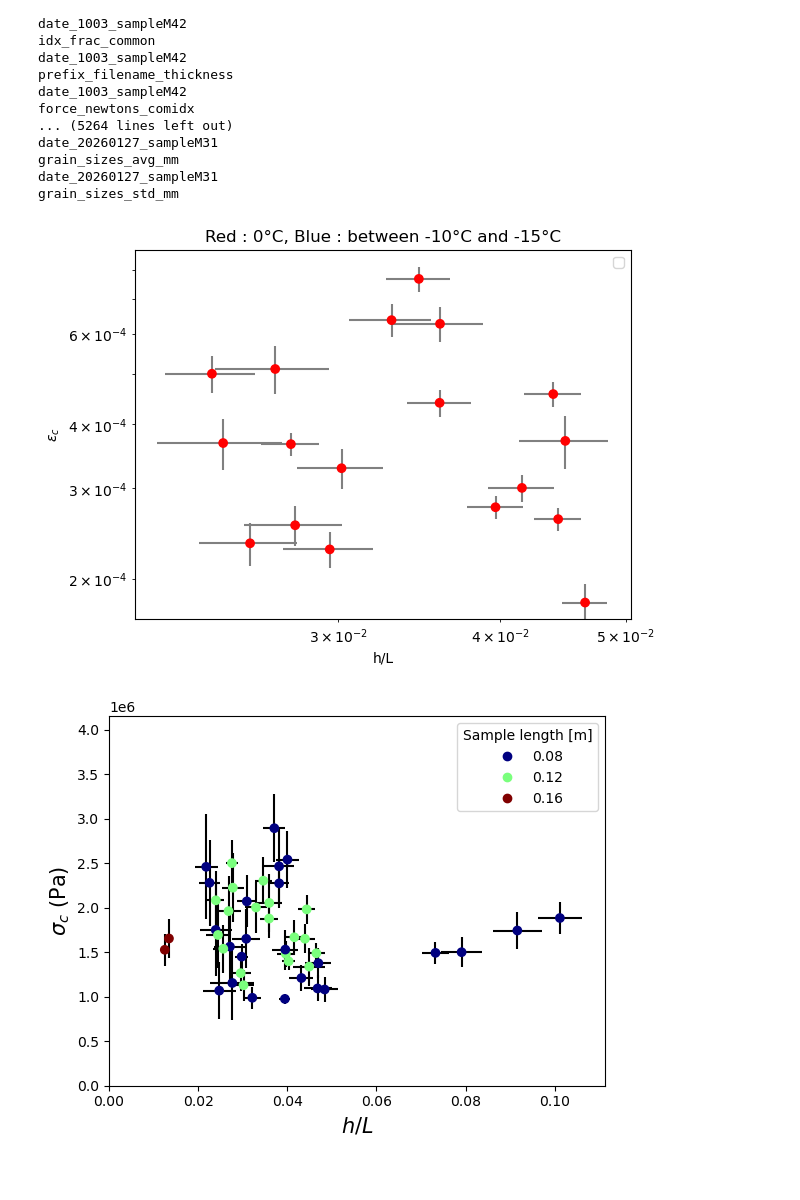
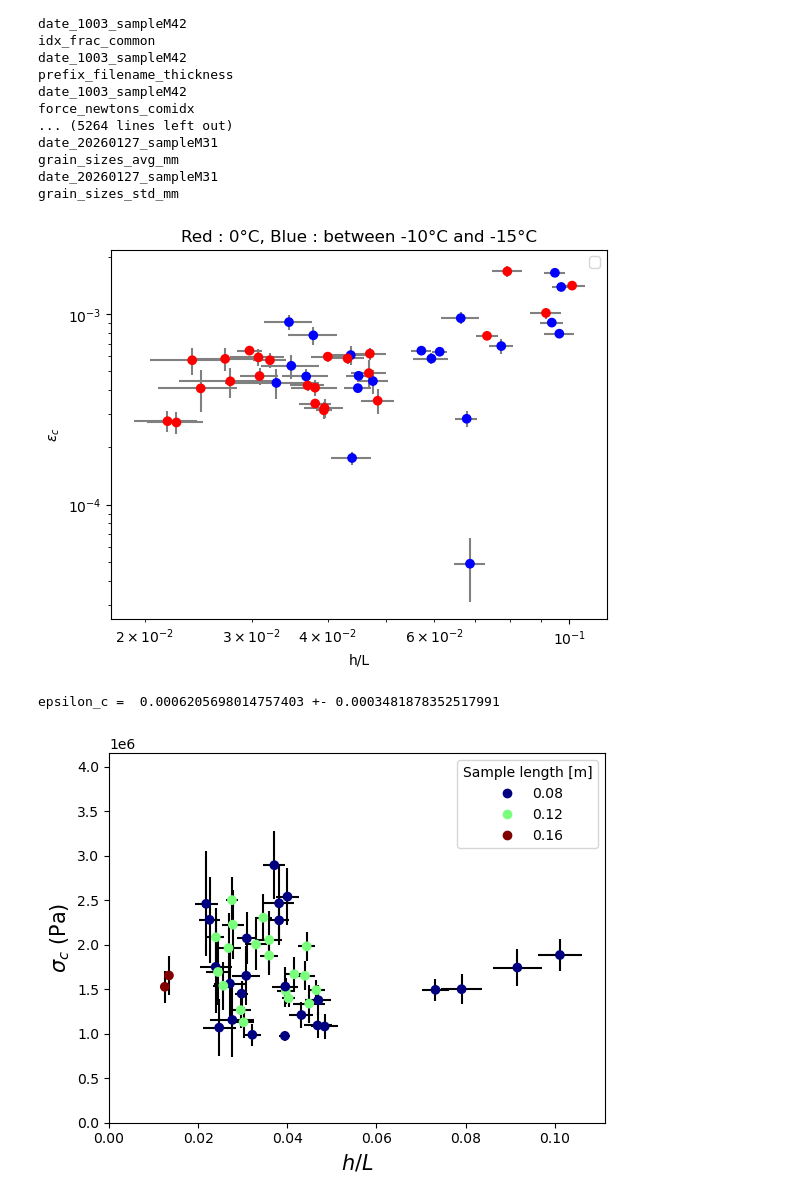
Before and after one commit to Turbotice/icewave, a Jupyter notebook: icewave/vasco/manips_Bs_As/summary_experiments_scripts/plots_poster/plots_for_interfreeze.ipynb, the cells around one changed output. Drawn from its saved outputs; the diff is of its cells as text; code cells hidden in the pictures; blank space fills up the shorter version.

```diff
--- a/icewave/vasco/manips_Bs_As/summary_experiments_scripts/plots_poster/plots_for_interfreeze.ipynb
+++ b/icewave/vasco/manips_Bs_As/summary_experiments_scripts/plots_poster/plots_for_interfreeze.ipynb
@@ -126,31 +126,34 @@ grain_sizes_std_mm
 # %%
 colors = np.empty(len(dict_all['temperatures_samples']),dtype=object)
 for i in range(len(dict_all['temperatures_samples'])):
     if dict_all['temperatures_samples'][i]==0:
         colors[i] = 'red'
     else:
         colors[i] = 'blue'
 
 plt.figure()
 plt.title('Red : 0°C, Blue : between -10°C and -15°C')
 maskerr = (dict_all['h_std']/dict_all['h_avg']<1/4)&(dict_all['h_std']>0)
-mask_size = dict_all['L']==0.12
+mask_size = dict_all['L']==0.08
 
 mask_plot = maskerr&mask_size
 
 xdata = dict_all['h_avg'][mask_plot]/dict_all['L'][mask_plot]
 ydata = dict_all['epsilonc_avg'][mask_plot]
 xerrdata = dict_all['h_std'][mask_plot]/dict_all['L'][mask_plot]
 yerrdata = dict_all['epsilonc_err'][mask_plot]
 plt.errorbar(xdata, ydata,yerr=yerrdata,xerr=xerrdata,linestyle='',marker='',ecolor='gray')
 plt.scatter(xdata, ydata,c=colors[mask_plot],zorder=2)
 plt.loglog()
 plt.legend()
 plt.ylabel('$\epsilon_c$')
 plt.xlabel('h/L')
 plt.show()
+
+print("epsilon_c = ", np.mean(ydata), '+-', np.std(ydata))
 # %% [output]
-[figure, old version]
+[figure, new version]
+epsilon_c =  0.0006205698014757403 +- 0.0003481878352517991
 # %%
 xdata = dict_all['h_avg']/dict_all['L']
 ydata = dict_all['sigma_c_avg']
```
Also changed, not shown: 3 other files.
